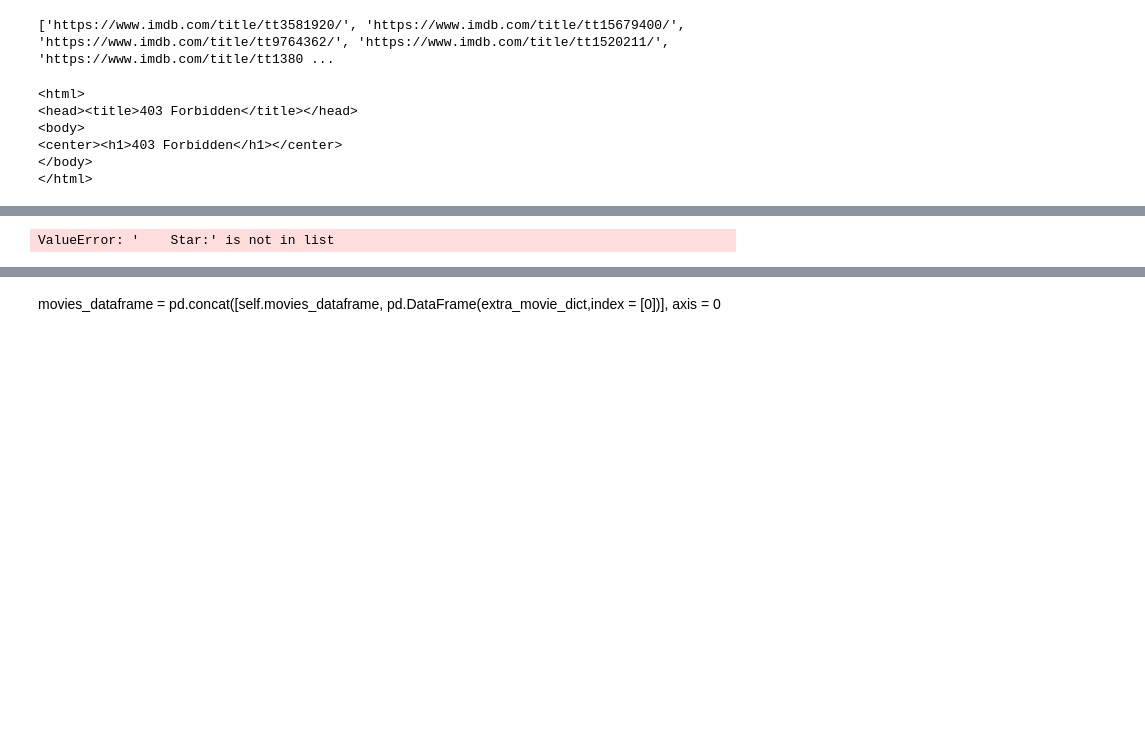
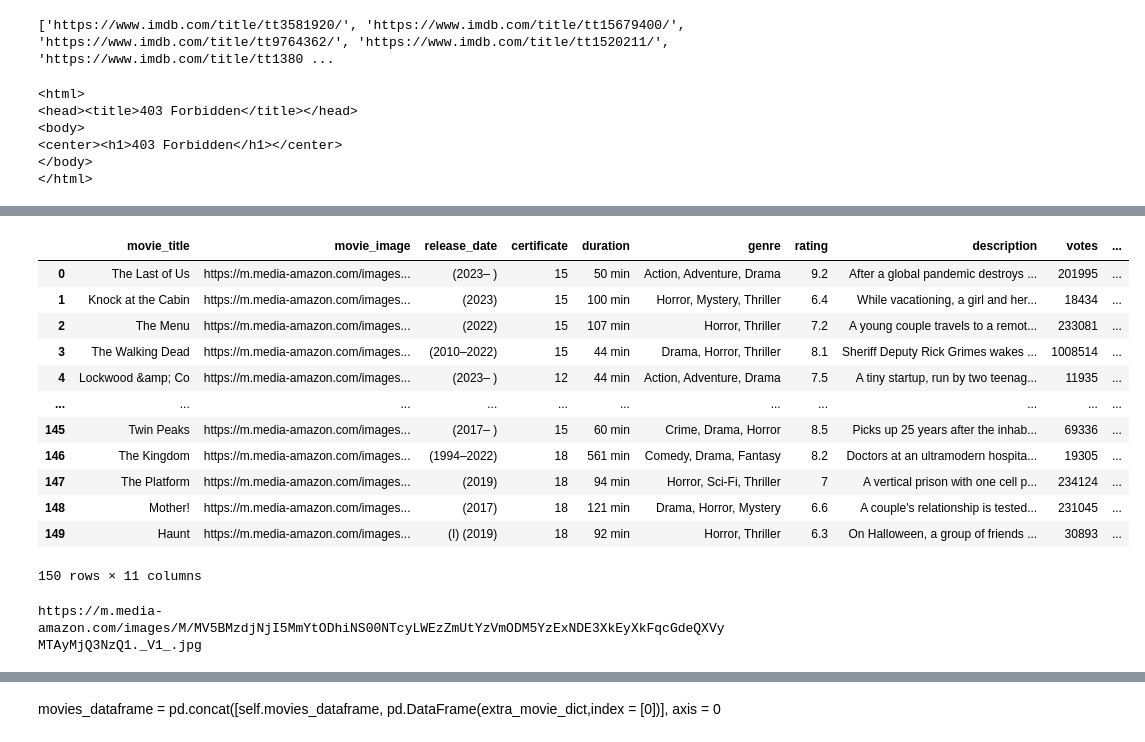
Before and after one commit to ndjogo/data_collection, a Jupyter notebook: imdb_bs4.ipynb, the cells around one changed output, grey strips where cells are left out. Saved outputs shown, nothing was run; the diff lists cells and outputs as text; code cells hidden in the pictures; blank space fills up the shorter version.

```diff
--- a/imdb_bs4.ipynb
+++ b/imdb_bs4.ipynb
@@ -116,7 +250,7 @@ for page_item in list_of_pages:
             i = movie[j]
             if ('a href="/title/' in i) and ('img' in i):
                 movie_dict['movie_title'] = i[i.index('img alt=') + 9: i.index('" class=')]
-                movie_dict['movie_image'] = i[i.index('loadlate="https') + 10: i.index('" src="https:')]
+                movie_dict['movie_image'] = i[i.index('loadlate="https') + 10: i.index('" src="https:')].replace('UX67_CR0,0,67,98_AL_','')
             elif 'movie_title' not in movie_dict:
                 movie_dict['movie_title'] = None
                 movie_dict['movie_image'] = None
@@ -153,20 +287,29 @@ for page_item in list_of_pages:
                 movie_dict['votes'] = None
 
 
-#issue with director/star search
+
         if ('    Director:' in movie) or ('    Directors:'  in movie):
             movie_dict['directors'] = ''
             try:
                 try:
                     movie = movie[movie.index('    Directors:') + 1:movie.index('    Stars:')]
                 except:
-                    movie = movie[movie.index('    Directors:') + 1:movie.index('    Star:')]
+                    try:
+                        movie = movie[movie.index('    Directors:') + 1:movie.index('    Star:')]
+                    except:
+                        movie = movie[movie.index('    Directors:') + 1:]
+
 
             except:
                 try:
                     movie = movie[movie.index('    Director:') + 1:movie.index('    Stars:')]
                 except:
-                    movie = movie[movie.index('    Director:') + 1:movie.index('    Star:')]
+                    try:
+                        movie = movie[movie.index('    Director:') + 1:movie.index('    Star:')]
+                    except:
+                        movie = movie[movie.index('    Director:') + 1:]
+
+
             for j in range(len(movie)):
                 i = movie[j]
                 if '<a href="/name/' in i:
@@ -174,32 +317,45 @@ for page_item in list_of_pages:
             movie_dict['directors'] = movie_dict['directors'][1:]
         elif 'directors' not in movie_dict:
             movie_dict['directors'] = None
 
        #resetting movie list
         movie = str(movie_data[k]).split('\n')
 
         if ('    Stars:' in movie) or ('    Star:'  in movie):
             movie_dict['stars'] = ''
             try:
                 movie = movie[movie.index('    Stars:') + 1:]
             except:
                 movie = movie[movie.index('    Star:') + 1:]
             for j in range(len(movie)):
                 i = movie[j]
                 if '<a href="/name/' in i:
                     movie_dict['stars'] = ','.join([movie_dict['stars'], i[i.index('/">') + 3: i.index('</a>')]])
             movie_dict['stars'] = movie_dict['stars'][1:]
         elif 'stars' not in movie_dict:
             movie_dict['stars'] = None
 
 
 
 
 
         movies_dataframe = pd.concat([movies_dataframe, pd.DataFrame(movie_dict, index = [k])], axis = 0).reset_index(drop = True)
 
 
 display(movies_dataframe)
 # %% [output]
+|  | movie_title | movie_image | release_date | certificate | duration | genre | rating | description | votes | ... |
+| 0 | The Last of Us | https://m.media-amazon.com/images... | (2023– ) | 15 | 50 min | Action, Adventure, Drama | 9.2 | After a global pandemic destroys ... | 201995 | ... |
+| 1 | Knock at the Cabin | https://m.media-amazon.com/images... | (2023) | 15 | 100 min | Horror, Mystery, Thriller | 6.4 | While vacationing, a girl and her... | 18434 | ... |
+| 2 | The Menu | https://m.media-amazon.com/images... | (2022) | 15 | 107 min | Horror, Thriller | 7.2 | A young couple travels to a remot... | 233081 | ... |
+| 3 | The Walking Dead | https://m.media-amazon.com/images... | (2010–2022) | 15 | 44 min | Drama, Horror, Thriller | 8.1 | Sheriff Deputy Rick Grimes wakes ... | 1008514 | ... |
+| 4 | Lockwood &amp; Co | https://m.media-amazon.com/images... | (2023– ) | 12 | 44 min | Action, Adventure, Drama | 7.5 | A tiny startup, run by two teenag... | 11935 | ... |
+| ... | ... | ... | ... | ... | ... | ... | ... | ... | ... | ... |
+| 145 | Twin Peaks | https://m.media-amazon.com/images... | (2017– ) | 15 | 60 min | Crime, Drama, Horror | 8.5 | Picks up 25 years after the inhab... | 69336 | ... |
+| 146 | The Kingdom | https://m.media-amazon.com/images... | (1994–2022) | 18 | 561 min | Comedy, Drama, Fantasy | 8.2 | Doctors at an ultramodern hospita... | 19305 | ... |
+| 147 | The Platform | https://m.media-amazon.com/images... | (2019) | 18 | 94 min | Horror, Sci-Fi, Thriller | 7 | A vertical prison with one cell p... | 234124 | ... |
+| 148 | Mother! | https://m.media-amazon.com/images... | (2017) | 18 | 121 min | Drama, Horror, Mystery | 6.6 | A couple's relationship is tested... | 231045 | ... |
+| 149 | Haunt | https://m.media-amazon.com/images... | (I) (2019) | 18 | 92 min | Horror, Thriller | 6.3 | On Halloween, a group of friends ... | 30893 | ... |
-ValueError: '    Star:' is not in list
+150 rows × 11 columns
+https://m.media-amazon.com/images/M/MV5BMzdjNjI5MmYtODhiNS00NTcyLWEzZmUtYzVmODM5YzExNDE3XkEyXkFqcGdeQXVyMTAyMjQ3NzQ1._V1_.jpg
 # %%
```
Also changed, not shown: parts of 9 cells of this notebook, 51 other files.
